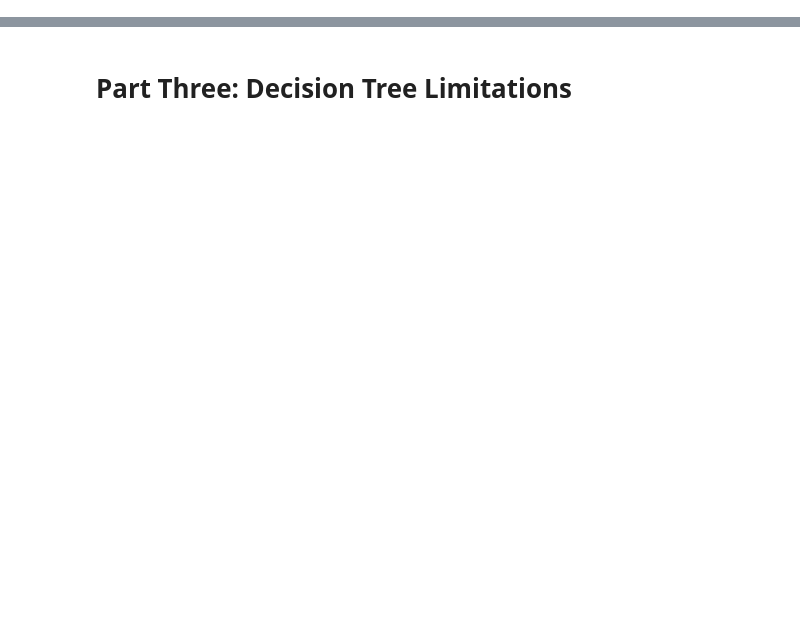
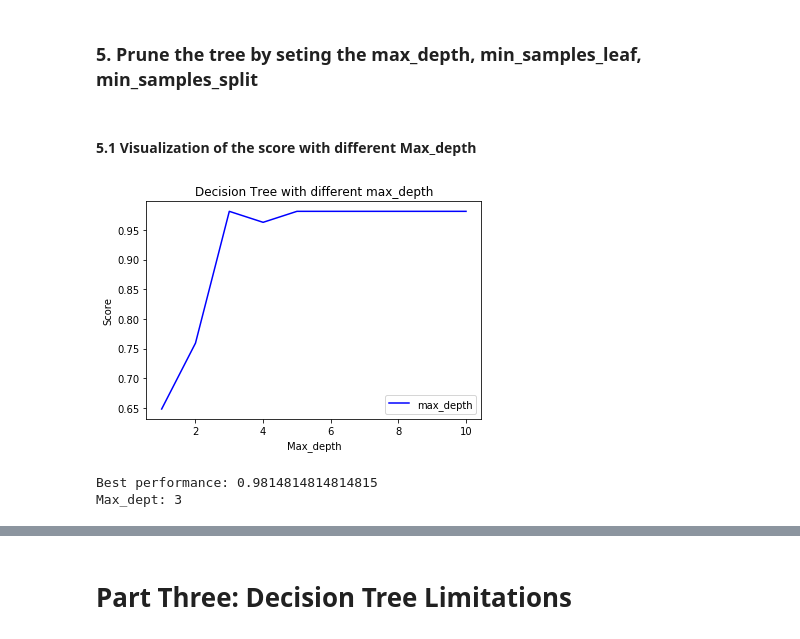
Before and after one commit to xslittlemaggie/Deep-Learning-Machine-Learning-Projects, a Jupyter notebook: Wine_DecisionTree_RandomForest.ipynb, the cells around one changed output, grey strips where cells are left out. Saved outputs shown, nothing was run; the diff lists cells and outputs as text; code cells hidden in the pictures; blank space fills up the shorter version.

```diff
--- a/Wine_DecisionTree_RandomForest.ipynb
+++ b/Wine_DecisionTree_RandomForest.ipynb
@@ -221,0 +32,7 @@ plt.show()
+# %%
+wine = load_wine()
+# %%
+X = wine.data
+y = wine.target
+feature_names = wine.feature_names
+target_names = wine.target_names
@@ -221,0 +51,2 @@ plt.show()
+# %%
+x_train, x_test, y_train, y_test = train_test_split(X, y, test_size = 0.3, random_state = 1)  # choose 20% of the data as validation dataset
@@ -221,0 +55,6 @@ plt.show()
+# %%
+# create the model
+clf = DecisionTreeClassifier(criterion = "entropy", random_state = 0)
+clf.fit(x_train, y_train)
+score = clf.score(x_test, y_test)
+score
@@ -221,0 +114,32 @@ plt.show()
+# %% [markdown]
+### 5. Prune the tree by seting the max_depth, min_samples_leaf, min_samples_split
+# %% [markdown]
+#### 5.1 Visualization of the score with different Max_depth
+# %%
+scores = []
+for i in range(1, 11):
+  clf = DecisionTreeClassifier(max_depth = i
+                            ,criterion = "entropy"
+                            ,random_state = 30
+                            ,splitter = "random"
+                            ,min_samples_leaf = 3
+                            ,min_samples_split = 3
+                              )
+  clf.fit(x_train, y_train)
+  score = clf.score(x_test, y_test)
+  scores.append(score)
+
+plt.plot(range(1, 11), scores, color = "b", label = "max_depth")
+plt.title("Decision Tree with different max_depth")
+plt.xlabel('Max_depth')
+plt.ylabel('Score')
+plt.legend()
+plt.show()
+# %% [output]
+[figure, added]
+# %%
+print("Best performance: {}".format(max(scores)))
+print("Max_dept: {}".format(scores.index(max(scores)) + 1))
+# %% [output]
+Best performance: 0.9814814814814815
+Max_dept: 3
```
Also changed, not shown: parts of 66 cells of this notebook.
